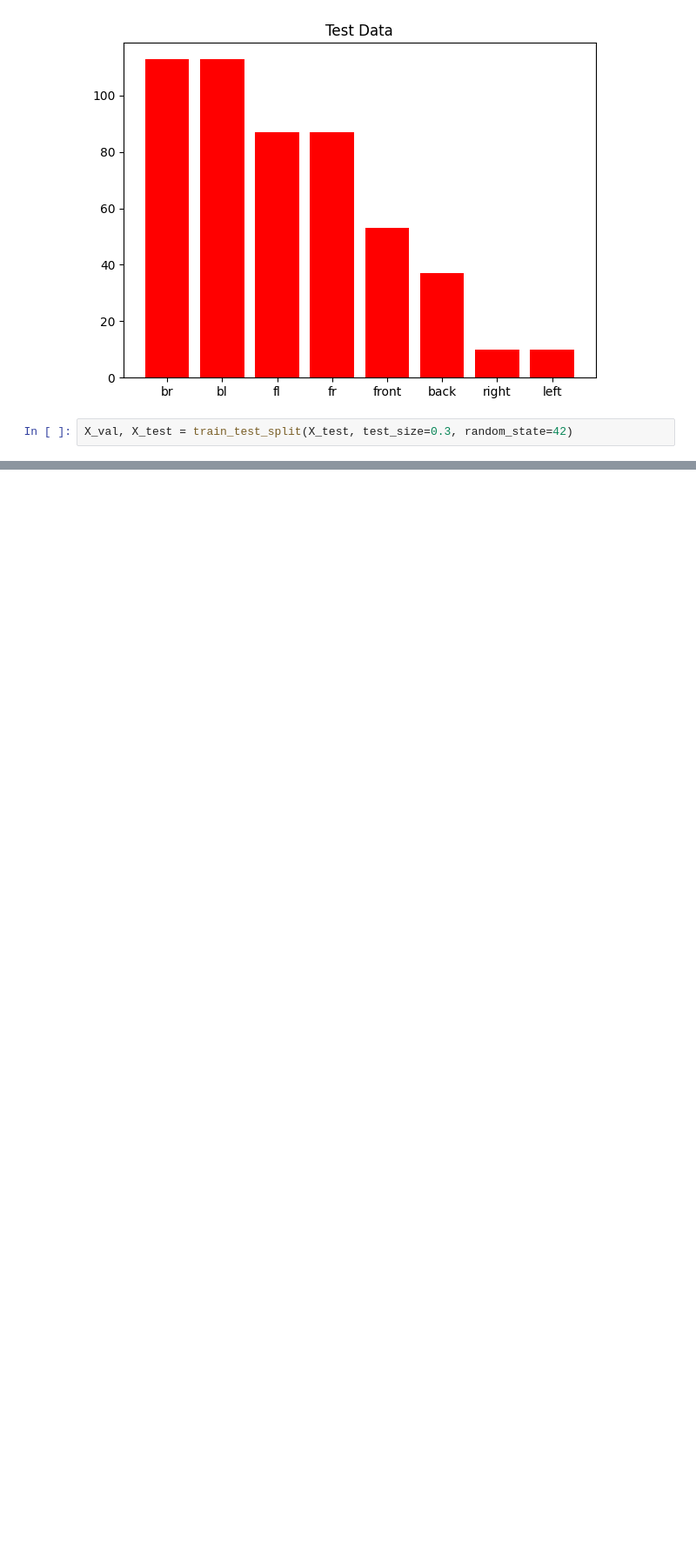
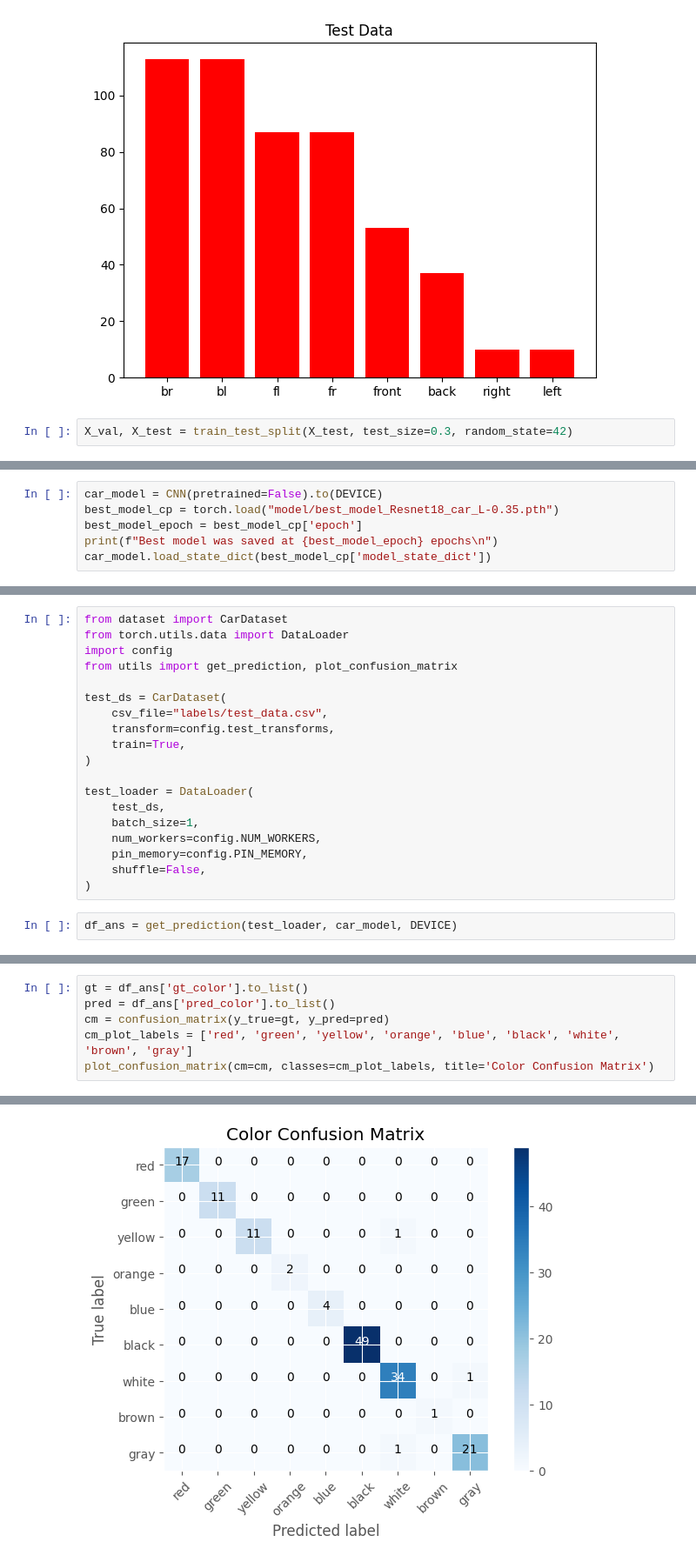
Before and after one commit to Angel-Ceballos/car-grouping, a Jupyter notebook: solution.ipynb, the cells around one changed output, grey strips where cells are left out. Shown at 87% size. Saved outputs shown, nothing was run; the diff lists cells and outputs as text; blank space fills up the shorter version.

```diff
--- a/solution.ipynb
+++ b/solution.ipynb
@@ -341,0 +394,6 @@ X_test.to_csv('./labels/test_data.csv')
+# %%
+car_model = CNN(pretrained=False).to(DEVICE)
+best_model_cp = torch.load("model/best_model_Resnet18_car_L-0.35.pth")
+best_model_epoch = best_model_cp['epoch']
+print(f"Best model was saved at {best_model_epoch} epochs\n")
+car_model.load_state_dict(best_model_cp['model_state_dict'])
@@ -341,0 +423,21 @@ X_test.to_csv('./labels/test_data.csv')
+# %%
+from dataset import CarDataset
+from torch.utils.data import DataLoader
+import config
+from utils import get_prediction, plot_confusion_matrix
+
+test_ds = CarDataset(
+    csv_file="labels/test_data.csv",
+    transform=config.test_transforms,
+    train=True,
+)
+
+test_loader = DataLoader(
+    test_ds,
+    batch_size=1,
+    num_workers=config.NUM_WORKERS,
+    pin_memory=config.PIN_MEMORY,
+    shuffle=False,
+)
+# %%
+df_ans = get_prediction(test_loader, car_model, DEVICE)
@@ -341,0 +446,7 @@ X_test.to_csv('./labels/test_data.csv')
+# %%
+gt = df_ans['gt_color'].to_list()
+pred = df_ans['pred_color'].to_list()
+cm = confusion_matrix(y_true=gt, y_pred=pred)
+cm_plot_labels = ['red', 'green', 'yellow', 'orange', 'blue', 'black', 'white', 'brown', 'gray']
+plot_confusion_matrix(cm=cm, classes=cm_plot_labels, title='Color Confusion Matrix')
+# %% [output]
@@ -341,0 +463 @@ X_test.to_csv('./labels/test_data.csv')
+[figure, added]
```
Also changed, not shown: parts of 22 cells of this notebook, 4 other files.
